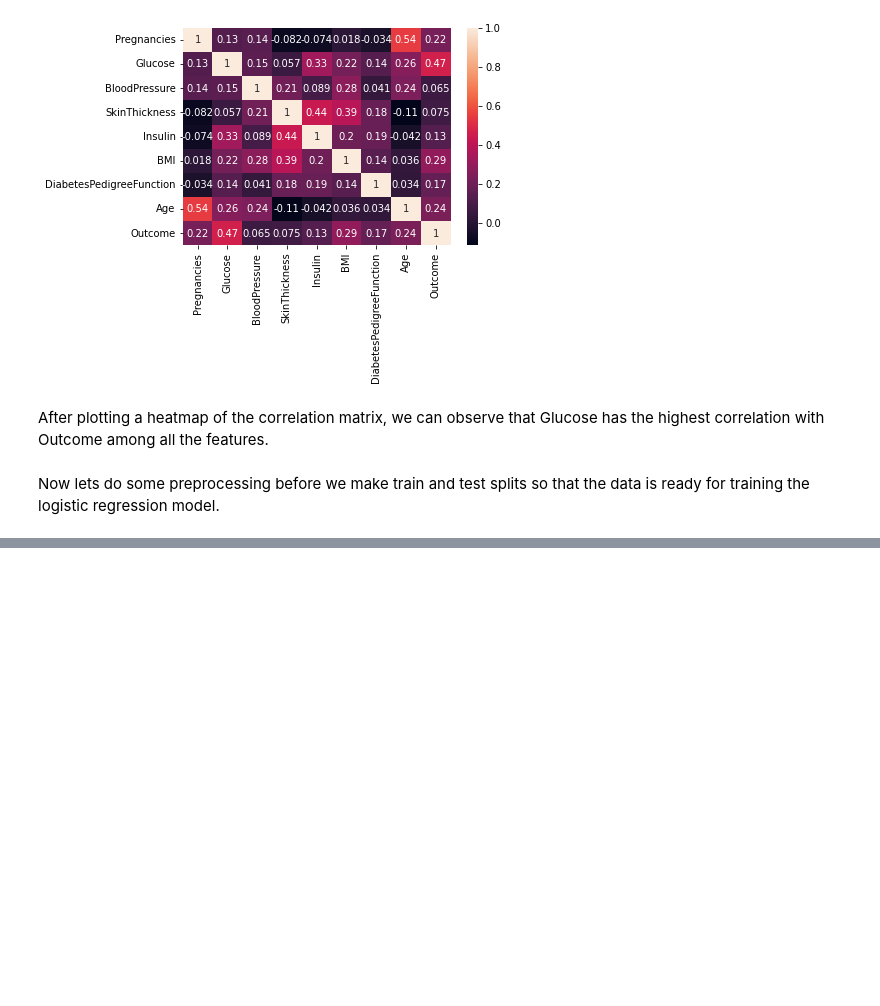
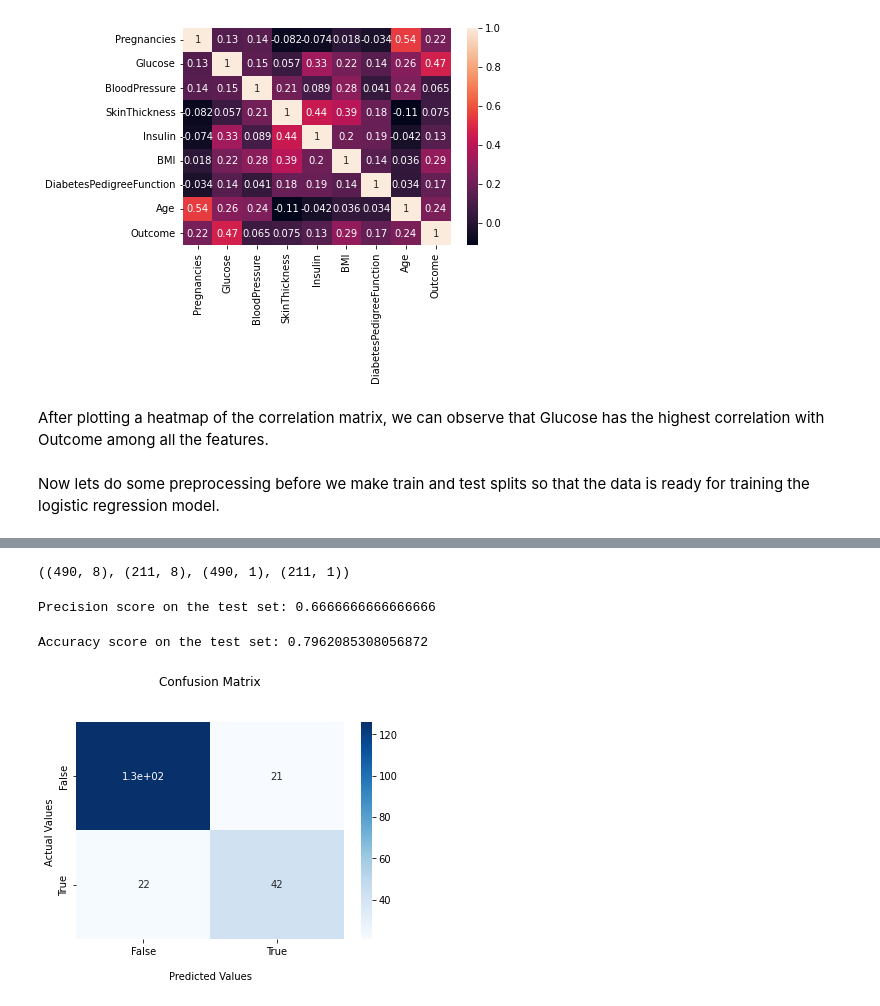
Before and after one commit to niramay447/kaggle-competitions, a Jupyter notebook: diabetes-predictor.ipynb, the cells around one changed output, grey strips where cells are left out. Drawn from its saved outputs; the diff is of its cells as text; code cells hidden in the pictures; blank space fills up the shorter version.

Commit message:
plotting the confusion matrix

```diff
--- a/diabetes-predictor.ipynb
+++ b/diabetes-predictor.ipynb
@@ -105,0 +139,4 @@ Now lets do some preprocessing before we make train and test splits so that the
+# %%
+# after removing outliers
+all_data = all_data[(z_scores < 3.5).all(axis=1)]
+all_data.shape
@@ -105,0 +145,11 @@ Now lets do some preprocessing before we make train and test splits so that the
+# %%
+# scaling the data since all the features do not have the same units
+
+X = all_data[features]
+scaler = StandardScaler()
+columns = np.array(all_data.keys())
+
+X = all_data[features]
+scaledX = scaler.fit_transform(X)
+all_data[features] = scaledX
+all_data
@@ -105,0 +175,38 @@ Now lets do some preprocessing before we make train and test splits so that the
+# %%
+X = all_data[features]
+Y = all_data[['Outcome']]
+
+X_train, X_test, Y_train, Y_test = train_test_split(X,Y,test_size = 0.3,random_state = 13)
+X_train.shape, X_test.shape, Y_train.shape, Y_test.shape
+# %% [output]
+((490, 8), (211, 8), (490, 1), (211, 1))
+# %%
+regressor = LogisticRegression()
+regressor.fit(X_train,Y_train)
+
+predictions = regressor.predict(X_test)
+# %%
+print('Precision score on the test set:',precision_score(Y_test, predictions))
+# %% [output]
+Precision score on the test set: 0.6666666666666666
+# %%
+print('Accuracy score on the test set:', accuracy_score(Y_test, predictions))
+# %% [output]
+Accuracy score on the test set: 0.7962085308056872
+# %%
+# display the confusion matrix
+
+conf_matrix = confusion_matrix(Y_test,predictions)
+
+ax = sns.heatmap(conf_matrix, annot=True, cmap='Blues')
+
+ax.set_title('Confusion Matrix\n\n');
+ax.set_xlabel('\nPredicted Values')
+ax.set_ylabel('Actual Values ');
+
+ax.xaxis.set_ticklabels(['False','True'])
+ax.yaxis.set_ticklabels(['False','True'])
+
+plt.show()
+# %% [output]
+[figure, added]
```
Also changed, not shown: parts of 6 cells of this notebook.
